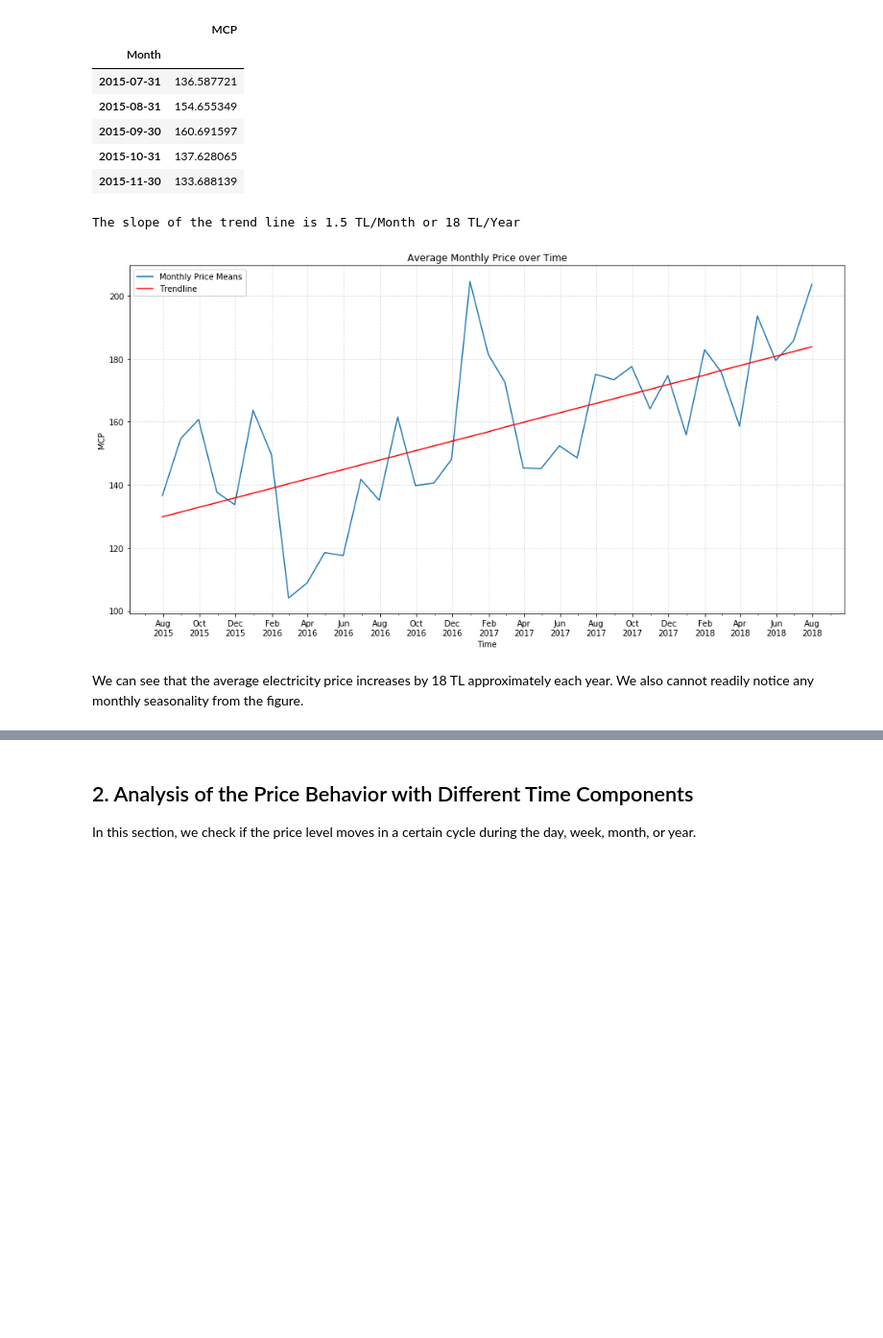
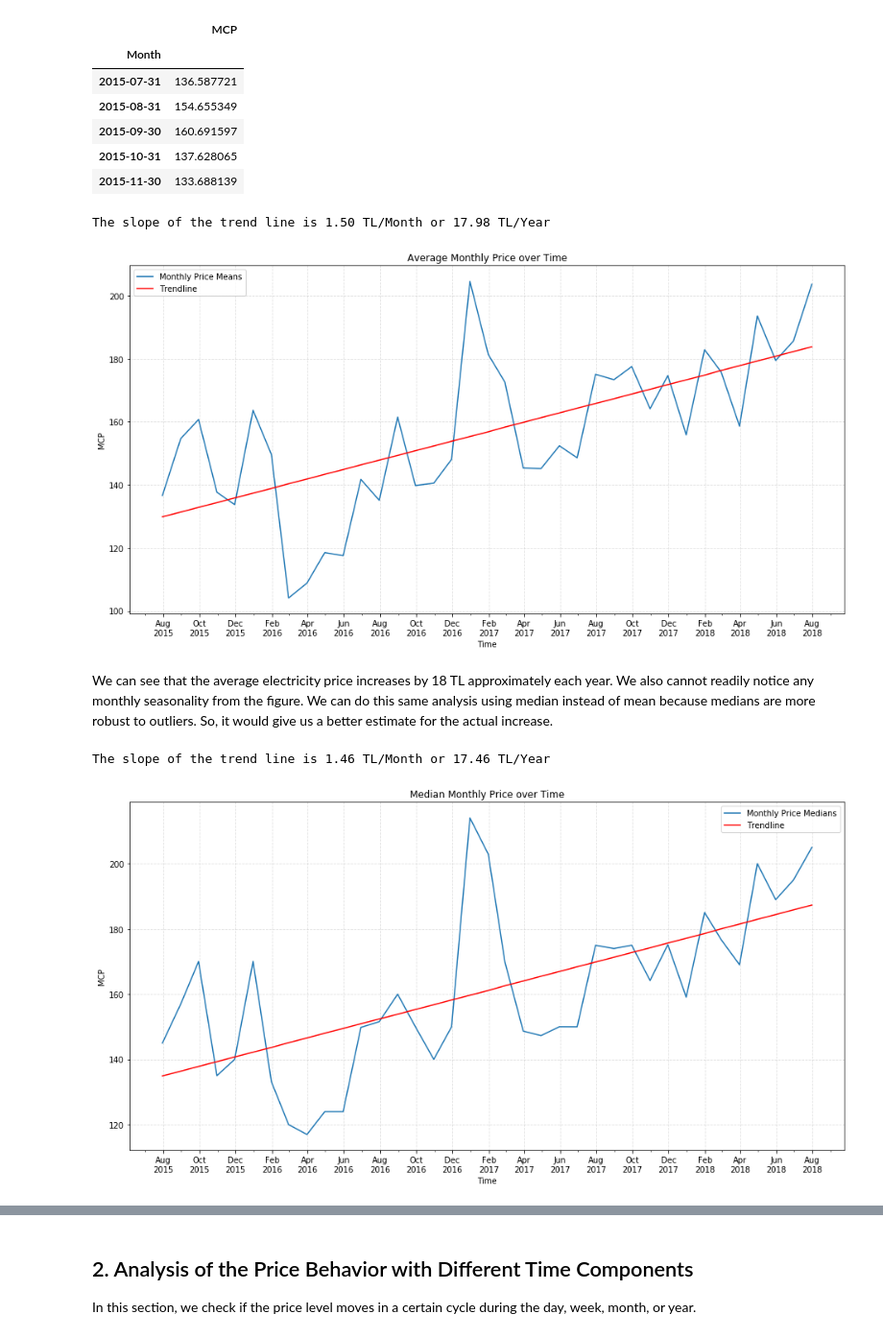
Before and after one commit to Mo-Saif/Turkish-Electricity-Market, a Jupyter notebook: MCP Exploratory Analysis Files/MCP Exploratory Analysis.ipynb, the cells around one changed output, grey strips where cells are left out. Shown at 96% size. Saved outputs shown, nothing was run; the diff lists cells and outputs as text; code cells hidden in the pictures; blank space fills up the shorter version.

Commit message:
Analysis updated

```diff
--- a/MCP Exploratory Analysis Files/MCP Exploratory Analysis.ipynb
+++ b/MCP Exploratory Analysis Files/MCP Exploratory Analysis.ipynb
@@ -60,7 +67,8 @@ import statsmodels.graphics.tsaplots as tsap
 %matplotlib inline
 # %%
 # Loading the dataset
-df = pd.read_csv('MCP-15072015-15072018.csv', parse_dates = [[0,1]], dayfirst=True)
+url = 'https://raw.githubusercontent.com/Mo-Saif/Turkish-Electricity-Market/master/MCP%20Exploratory%20Analysis%20Files/MCP-15072015-15072018.csv'
+df = pd.read_csv(url, parse_dates = [[0,1]], dayfirst=True)
 print(df.head(),'\n\n')
 print(df.info())
 # %% [output]
@@ -196,9 +204,29 @@ ax.set_title("Average Monthly Price over Time")
 ax.set_xlabel('Time')
 ax.set_ylabel('MCP')
 plt.grid(linestyle='--', alpha=0.4)
-print('The slope of the trend line is {:.1f} TL/Month or {:.0f} TL/Year'.format(z[0],z[0]*12))
+print('The slope of the trend line is {:.2f} TL/Month or {:.2f} TL/Year'.format(z[0],z[0]*12))
 # %% [output]
-The slope of the trend line is 1.5 TL/Month or 18 TL/Year
+The slope of the trend line is 1.50 TL/Month or 17.98 TL/Year
 [figure]
 # %% [markdown]
-We can see that the average electricity price increases by 18 TL approximately each year. We also cannot readily notice any monthly seasonality from the figure.
+We can see that the average electricity price increases by 18 TL approximately each year. We also cannot readily notice any monthly seasonality from the figure. We can do this same analysis using median instead of mean because medians are more robust to outliers. So, it would give us a better estimate for the actual increase.
+# %%
+df_m_median = df.resample('M', label = 'right').median()
+xm = np.array(range(len(df_m_median.MCP)))
+zm = np.polyfit(xm,df_m_median.MCP,deg=1)  # Calculating the coeffecients of the trendline
+pm = np.poly1d(zm)
+fig, ax = plt.subplots(figsize=(16,8))
+ax.plot(df_m_median, label='Monthly Price Medians')  # Plotting the monthly averages
+ax.plot(df_m_median.index, pm(xm), color='r', label='Trendline')  # Plotting the trendline
+ax.legend()
+ax.xaxis.set_major_locator(mdates.MonthLocator(interval=2))
+ax.xaxis.set_major_formatter(mdates.DateFormatter('%b\n%Y'))
+ax.xaxis.set_minor_locator(mdates.MonthLocator())
+ax.set_title("Median Monthly Price over Time")
+ax.set_xlabel('Time')
+ax.set_ylabel('MCP')
+plt.grid(linestyle='--', alpha=0.4)
+print('The slope of the trend line is {:.2f} TL/Month or {:.2f} TL/Year'.format(zm[0],zm[0]*12))
+# %% [output]
+The slope of the trend line is 1.46 TL/Month or 17.46 TL/Year
+[figure, added]
```
Also changed, not shown: parts of 11 cells of this notebook, 1 other file.
